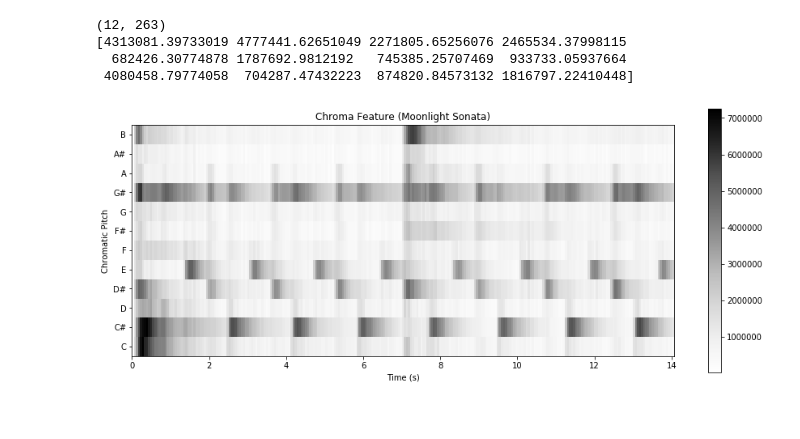
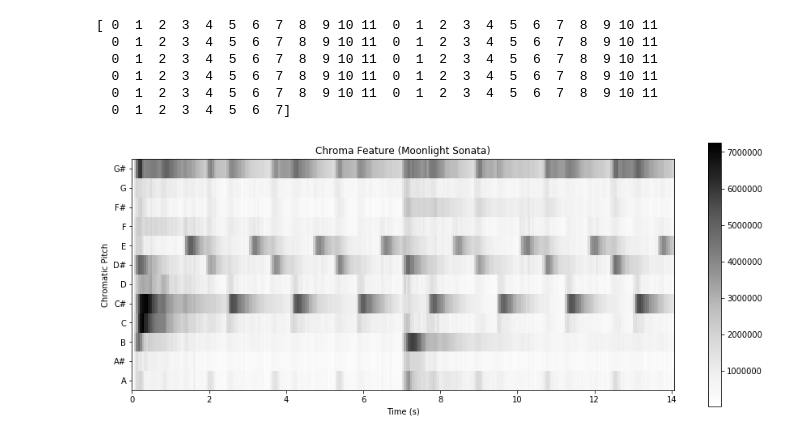
Before and after one commit to JerReiff/Chromagen, a Jupyter notebook: Demo.ipynb, the cells around one changed output. Drawn from its saved outputs; the diff is of its cells as text; code cells hidden in the pictures.

Commit message:
Fixed some omissions in chromagram function. Now the demo displays correctly

```diff
--- a/Demo.ipynb
+++ b/Demo.ipynb
@@ -41,23 +42,38 @@ display.Audio(slicedData, rate=rate)
  8.89931589e+03 6.53935975e+03 8.05964253e+03 9.36125882e+03
  8.51564596e+03 8.95893216e+03 1.04817954e+04 1.09155828e+04]
 [interactive output not drawn]
+# %%
+cg1 = chromagen.chromagram(spec_data = midi_weights)
+plt.figure(figsize=(15, 6))
+plt.imshow(cg1, origin="lower", cmap="Greys", aspect=.5, extent =[0,14.0625,-.5,11.5])
+#plt.imshow(chromagram, origin="lower", cmap="Greys", aspect=8)
+labels = ["C", "C#", "D", "D#", "E", "F", "F#", "G", "G#", "A", "A#", "B"]
+labels = np.roll(labels, 3)
+plt.yticks(np.linspace(0,11,12),labels)
+plt.ylabel("Chromatic Pitch")
+plt.xlabel("Time (s)")
+plt.title("Chroma Feature (Moonlight Sonata)")
+plt.colorbar()
+plt.show()
+# %% [output]
+[ 0  1  2  3  4  5  6  7  8  9 10 11  0  1  2  3  4  5  6  7  8  9 10 11
+  0  1  2  3  4  5  6  7  8  9 10 11  0  1  2  3  4  5  6  7  8  9 10 11
+  0  1  2  3  4  5  6  7  8  9 10 11  0  1  2  3  4  5  6  7  8  9 10 11
+  0  1  2  3  4  5  6  7  8  9 10 11  0  1  2  3  4  5  6  7  8  9 10 11
+  0  1  2  3  4  5  6  7  8  9 10 11  0  1  2  3  4  5  6  7  8  9 10 11
+  0  1  2  3  4  5  6  7]
+[figure, added]
 # %%
-chromagram = chromagen.chromagram(f,d)
+cg = chromagen.chromagram(F_arr = f,Chi = d)
 plt.figure(figsize=(15, 6))
-plt.imshow(chromagram, origin="lower", cmap="Greys", aspect=.5, extent =[0,14.0625,-.5,11.5])
+plt.imshow(cg, origin="lower", cmap="Greys", aspect=.5, extent =[0,14.0625,-.5,11.5])
 #plt.imshow(chromagram, origin="lower", cmap="Greys", aspect=8)
 labels = ["C", "C#", "D", "D#", "E", "F", "F#", "G", "G#", "A", "A#", "B"]
 plt.yticks(np.linspace(0,11,12),labels)
 plt.ylabel("Chromatic Pitch")
 plt.xlabel("Time (s)")
 plt.title("Chroma Feature (Moonlight Sonata)")
-print(chromagram.shape)
-print(chromagram[:,12])
+print(cg.shape)
+print(cg[:,12])
 plt.colorbar()
 plt.show()
-# %% [output]
-(12, 263)
-[4313081.39733019 4777441.62651049 2271805.65256076 2465534.37998115
-  682426.30774878 1787692.9812192   745385.25707469  933733.05937664
- 4080458.79774058  704287.47432223  874820.84573132 1816797.22410448]
-[figure, removed]
```
Also changed, not shown: parts of 1 cell of this notebook, 1 other file.
